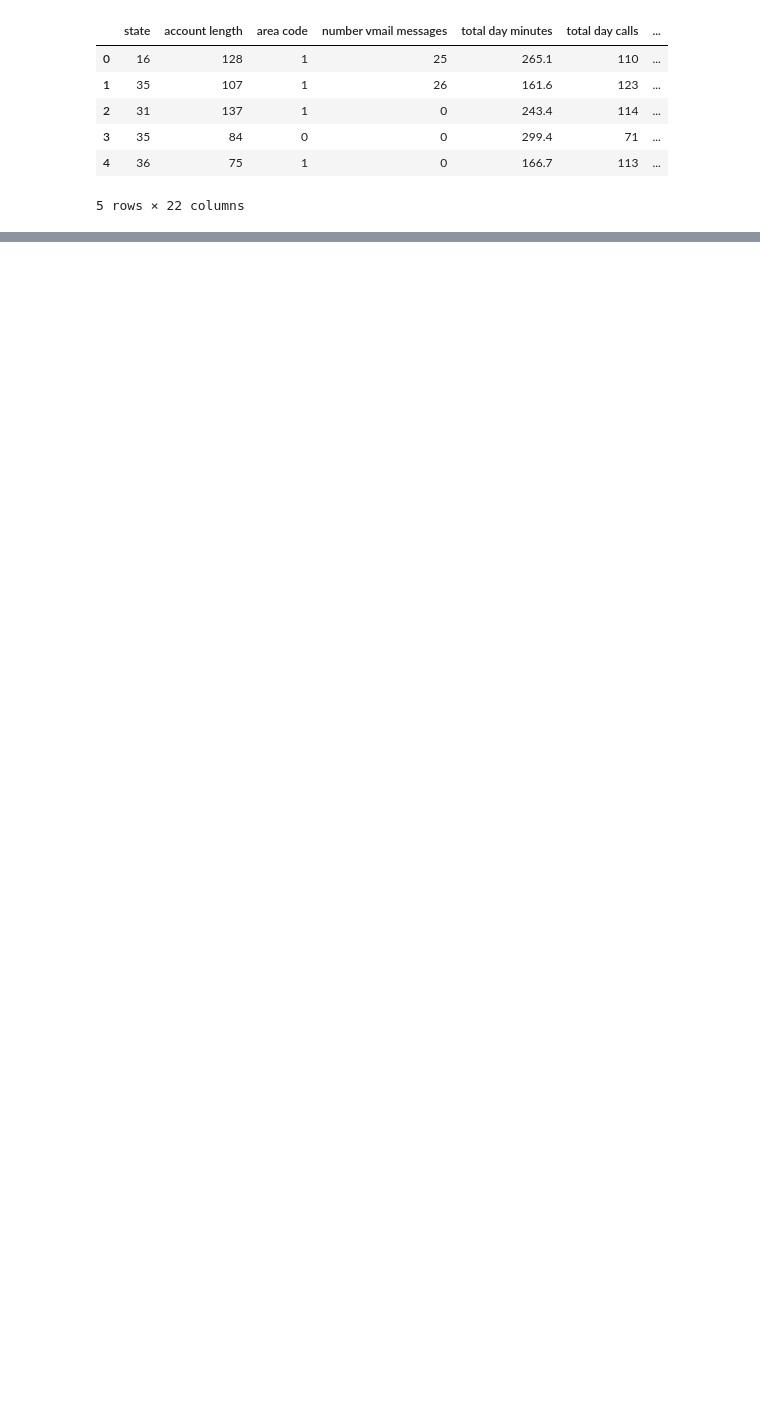
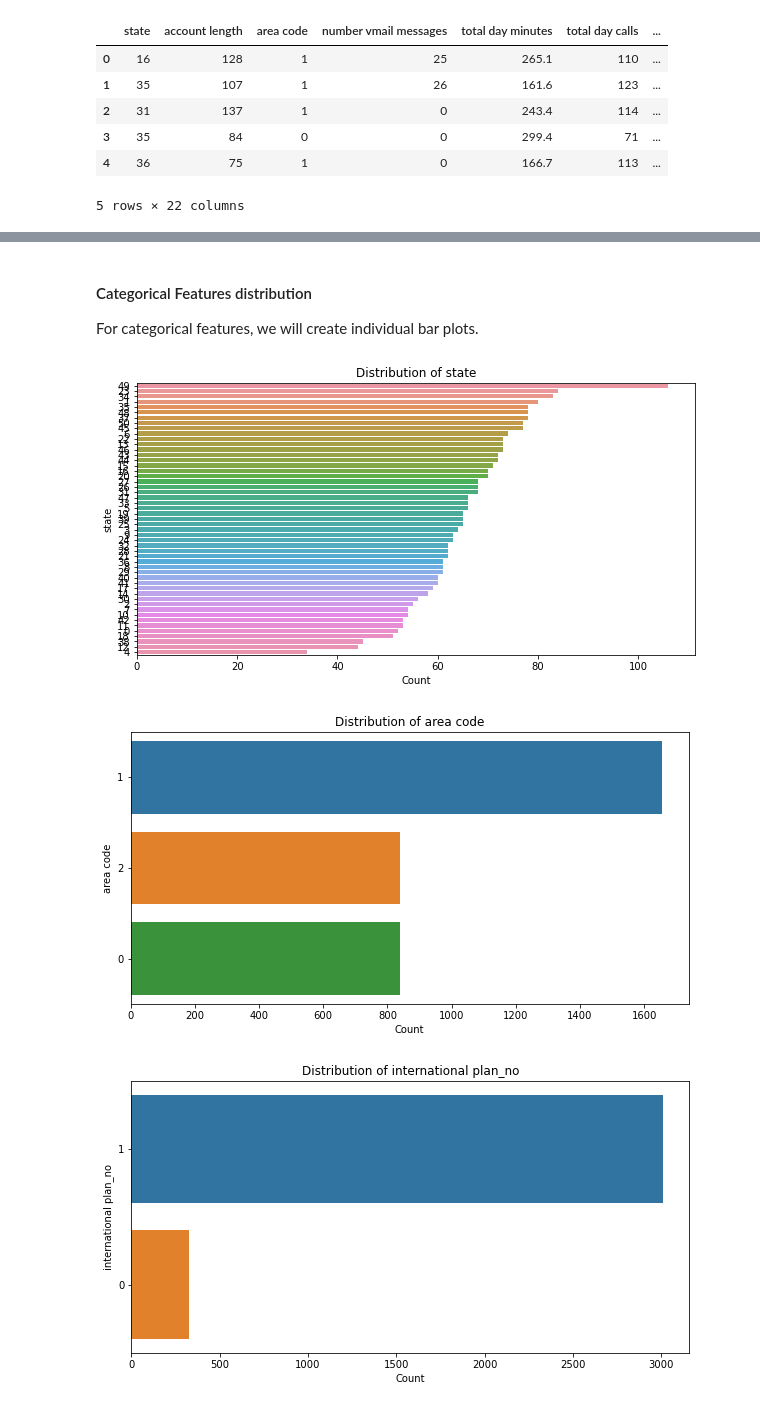
Before and after one commit to Agai-Beryl/Predicting-Customer-Churn-For-A-Leading-Telco-Using-Machine-Learning, a Jupyter notebook: MachineLearning.ipynb, the cells around one changed output, grey strips where cells are left out. Saved outputs shown, nothing was run; the diff lists cells and outputs as text; code cells hidden in the pictures; blank space fills up the shorter version.

```diff
--- a/MachineLearning.ipynb
+++ b/MachineLearning.ipynb
@@ -638,0 +700,21 @@ final_encoded_dataset.head()
+# %% [markdown]
+#### Categorical Features distribution
+
+For categorical features, we will create individual bar plots.
+# %%
+# List of categorical features
+categorical_features = ['state', 'area code', 'international plan_no', 'international plan_yes',
+                        'voice mail plan_no', 'voice mail plan_yes']
+
+# Plot bar charts for categorical features
+for feature in categorical_features:
+    plt.figure(figsize=(10, 5))
+    sns.countplot(y=feature, data=final_encoded_dataset, order=final_encoded_dataset[feature].value_counts().index)
+    plt.title(f'Distribution of {feature}')
+    plt.xlabel('Count')
+    plt.ylabel(feature)
+    plt.show()
+# %% [output]
+[figure, added]
+[figure, added]
+[figure, added]
```
Also changed, not shown: parts of 11 cells of this notebook.
